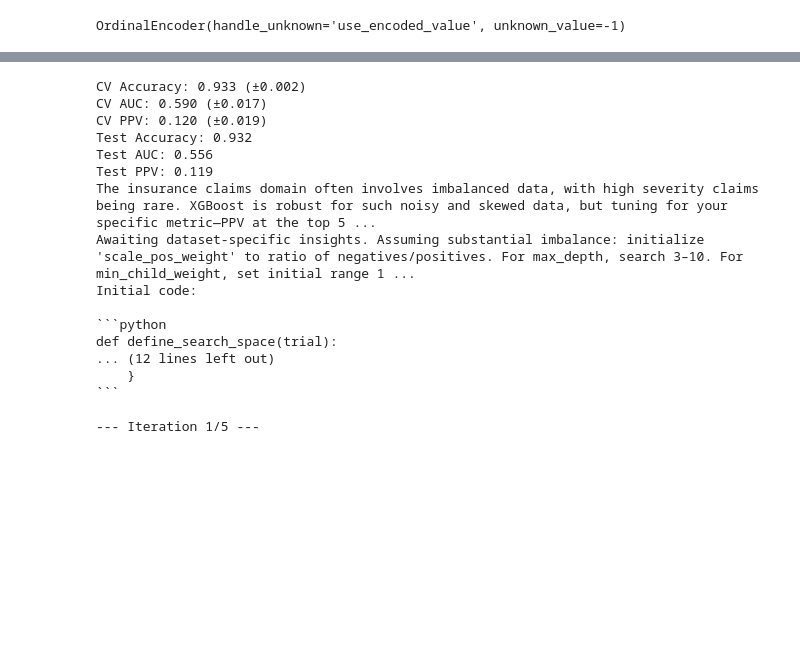
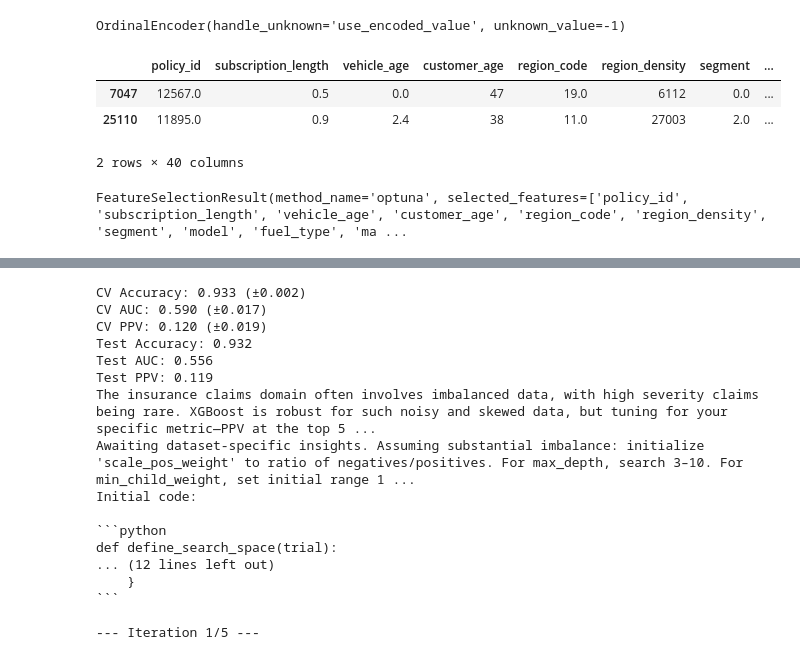
Before and after one commit to pdoubleg/ds-assistant, a Jupyter notebook: notebooks/auto_tune.ipynb, the cells around one changed output, grey strips where cells are left out. Cells and saved outputs as stored; diff of their text form; code cells hidden in the pictures; blank space fills up the shorter version.

```diff
--- a/notebooks/auto_tune.ipynb
+++ b/notebooks/auto_tune.ipynb
@@ -56,6 +56,7 @@ nest_asyncio.apply()
 from xgboost import XGBClassifier
 
 from src.modules.fe import CAAFETransformer
+from src.modules.fs import AutoFeatureSelection
 
 model = XGBClassifier(
         seed=42,
@@ -64,7 +65,7 @@ model = XGBClassifier(
         n_jobs=-1,
         use_label_encoder=False,
         verbosity=0,
-        enable_categorical=False,
+        enable_categorical=True,
     )
 
 fe = CAAFETransformer(
@@ -220,4 +221,11 @@ OrdinalEncoder(handle_unknown='use_encoded_value', unknown_value=-1)
 # %%
 X_transformed[categorical_cols] = encoder.transform(df_train_cats)
 
-X_transformed["claim_status"] = y_train
+# X_transformed["claim_status"] = y_train
+# %%
+X_transformed.head(2)
+# %% [output]
+|  | policy_id | subscription_length | vehicle_age | customer_age | region_code | region_density | segment | ... |
+| 7047 | 12567.0 | 0.5 | 0.0 | 47 | 19.0 | 6112 | 0.0 | ... |
+| 25110 | 11895.0 | 0.9 | 2.4 | 38 | 11.0 | 27003 | 2.0 | ... |
+2 rows × 40 columns
@@ -223,0 +241,4 @@ X_transformed["claim_status"] = y_train
+# %%
+selector.run_optuna_selection(X_transformed, y_train, n_trials=100)
+# %% [output]
+FeatureSelectionResult(method_name='optuna', selected_features=['policy_id', 'subscription_length', 'vehicle_age', 'customer_age', 'region_code', 'region_density', 'segment', 'model', 'fuel_type', 'ma ...
```
Also changed, not shown: parts of 18 cells of this notebook, 2 other files.
